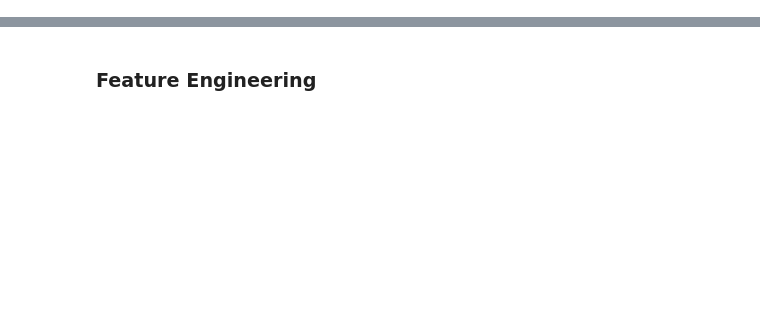
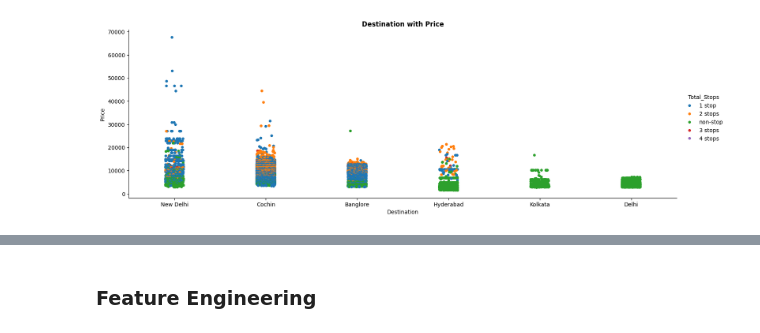
Before and after one commit to realshubhamraut/Flight-Airfare-Prediction-on-Azure-with-WebUI, a Jupyter notebook: EDA-model-building.ipynb, the cells around one changed output, grey strips where cells are left out. Cells and saved outputs as stored; diff of their text form; code cells hidden in the pictures; blank space fills up the shorter version.

```diff
--- a/EDA-model-building.ipynb
+++ b/EDA-model-building.ipynb
@@ -288,0 +272,7 @@ plt.show()
+# %%
+sns.catplot(x="Destination", y="Price", data=df1.sort_values("Price", ascending=False),
+            hue="Total_Stops", aspect=3)
+plt.title("Destination with Price", fontweight="bold")
+plt.show()
+# %% [output]
+[figure, added]
```
Also changed, not shown: parts of 112 cells of this notebook, 13 other files.
